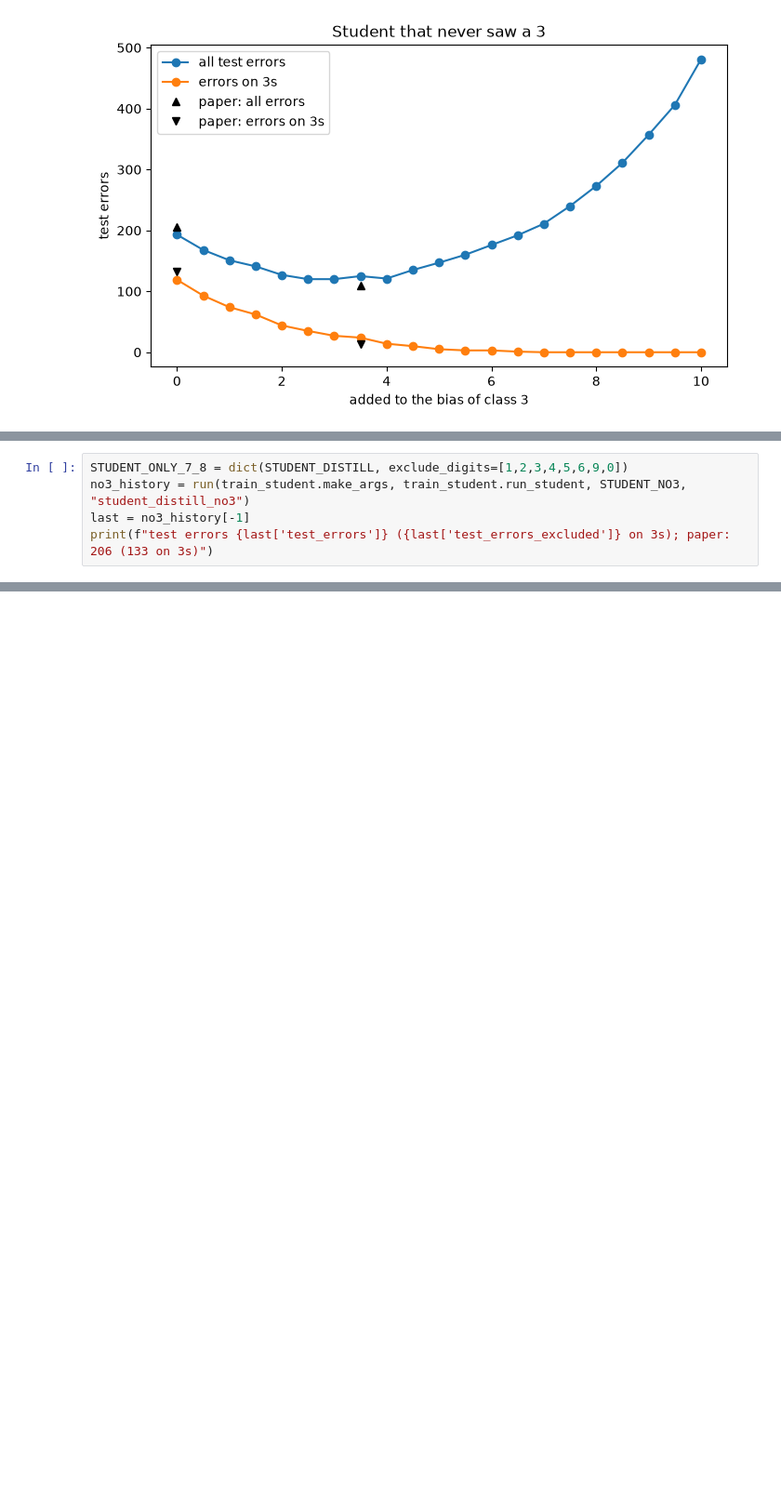
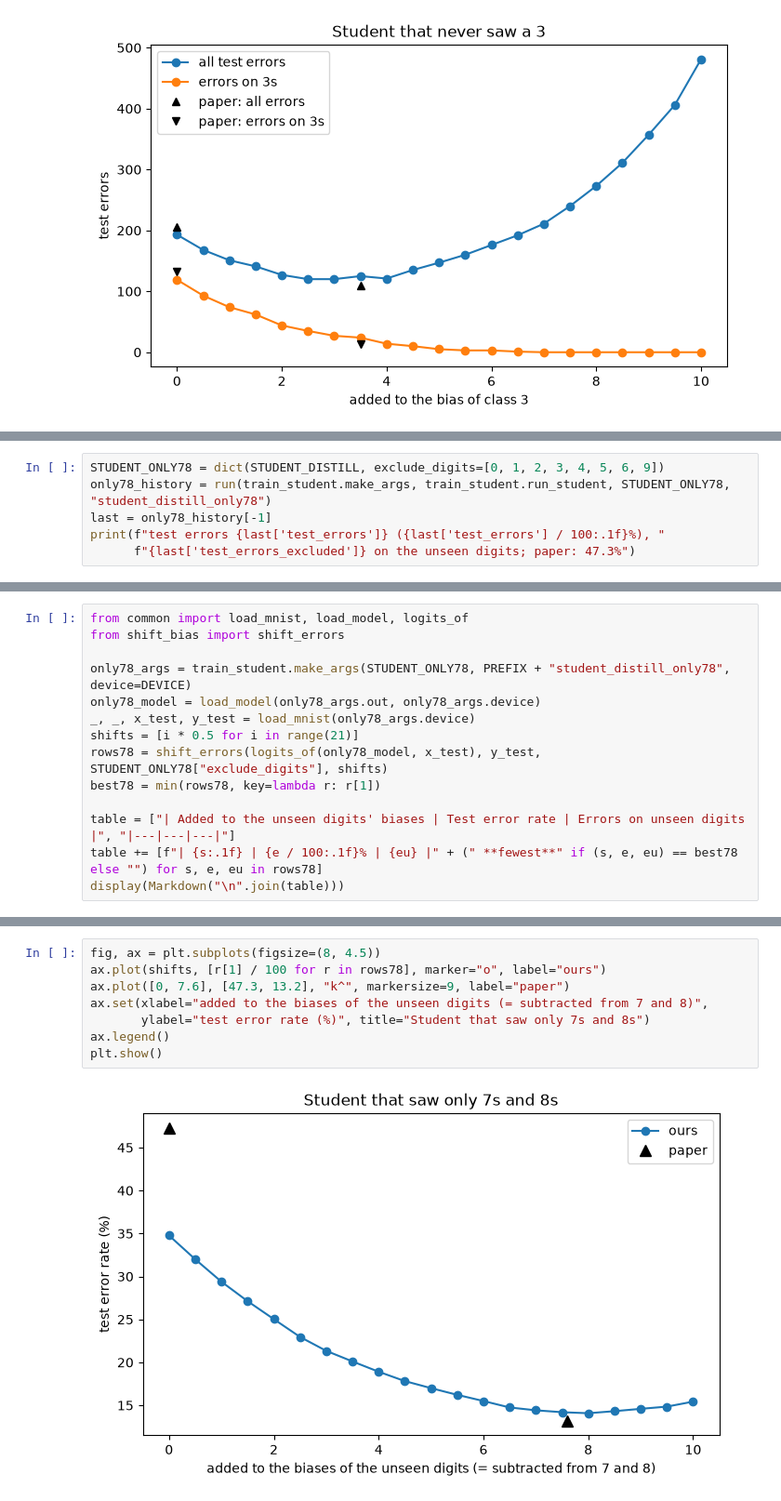
Before and after one commit to Swllen/distillation, a Jupyter notebook: mnist/reproduce.ipynb, the cells around one changed output, grey strips where cells are left out. Shown at 93% size. Cells and saved outputs as stored; diff of their text form; blank space fills up the shorter version.

```diff
--- a/mnist/reproduce.ipynb
+++ b/mnist/reproduce.ipynb
@@ -476,5 +480,6 @@ plt.show()
 # %%
-STUDENT_ONLY_7_8 = dict(STUDENT_DISTILL, exclude_digits=[1,2,3,4,5,6,9,0])
-no3_history = run(train_student.make_args, train_student.run_student, STUDENT_NO3, "student_distill_no3")
-last = no3_history[-1]
-print(f"test errors {last['test_errors']} ({last['test_errors_excluded']} on 3s); paper: 206 (133 on 3s)")
+STUDENT_ONLY78 = dict(STUDENT_DISTILL, exclude_digits=[0, 1, 2, 3, 4, 5, 6, 9])
+only78_history = run(train_student.make_args, train_student.run_student, STUDENT_ONLY78, "student_distill_only78")
+last = only78_history[-1]
+print(f"test errors {last['test_errors']} ({last['test_errors'] / 100:.1f}%), "
+      f"{last['test_errors_excluded']} on the unseen digits; paper: 47.3%")
@@ -480,0 +542,14 @@ print(f"test errors {last['test_errors']} ({last['test_errors_excluded']} on 3s)
+# %%
+from common import load_mnist, load_model, logits_of
+from shift_bias import shift_errors
+
+only78_args = train_student.make_args(STUDENT_ONLY78, PREFIX + "student_distill_only78", device=DEVICE)
+only78_model = load_model(only78_args.out, only78_args.device)
+_, _, x_test, y_test = load_mnist(only78_args.device)
+shifts = [i * 0.5 for i in range(21)]
+rows78 = shift_errors(logits_of(only78_model, x_test), y_test, STUDENT_ONLY78["exclude_digits"], shifts)
+best78 = min(rows78, key=lambda r: r[1])
+
+table = ["| Added to the unseen digits' biases | Test error rate | Errors on unseen digits |", "|---|---|---|"]
+table += [f"| {s:.1f} | {e / 100:.1f}% | {eu} |" + (" **fewest**" if (s, e, eu) == best78 else "") for s, e, eu in rows78]
+display(Markdown("\n".join(table)))
@@ -480,0 +580,10 @@ print(f"test errors {last['test_errors']} ({last['test_errors_excluded']} on 3s)
+# %%
+fig, ax = plt.subplots(figsize=(8, 4.5))
+ax.plot(shifts, [r[1] / 100 for r in rows78], marker="o", label="ours")
+ax.plot([0, 7.6], [47.3, 13.2], "k^", markersize=9, label="paper")
+ax.set(xlabel="added to the biases of the unseen digits (= subtracted from 7 and 8)",
+       ylabel="test error rate (%)", title="Student that saw only 7s and 8s")
+ax.legend()
+plt.show()
+# %% [output]
+[figure, added]
```
Also changed, not shown: parts of 3 cells of this notebook.
